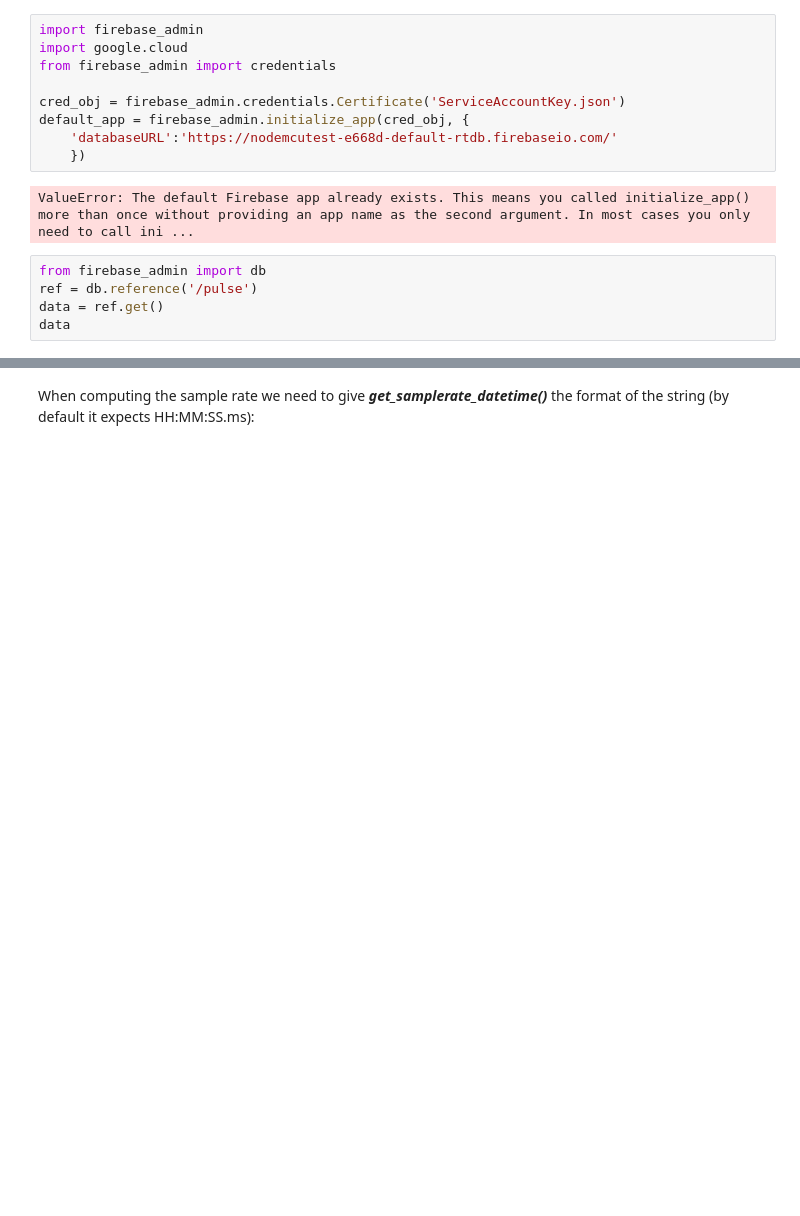
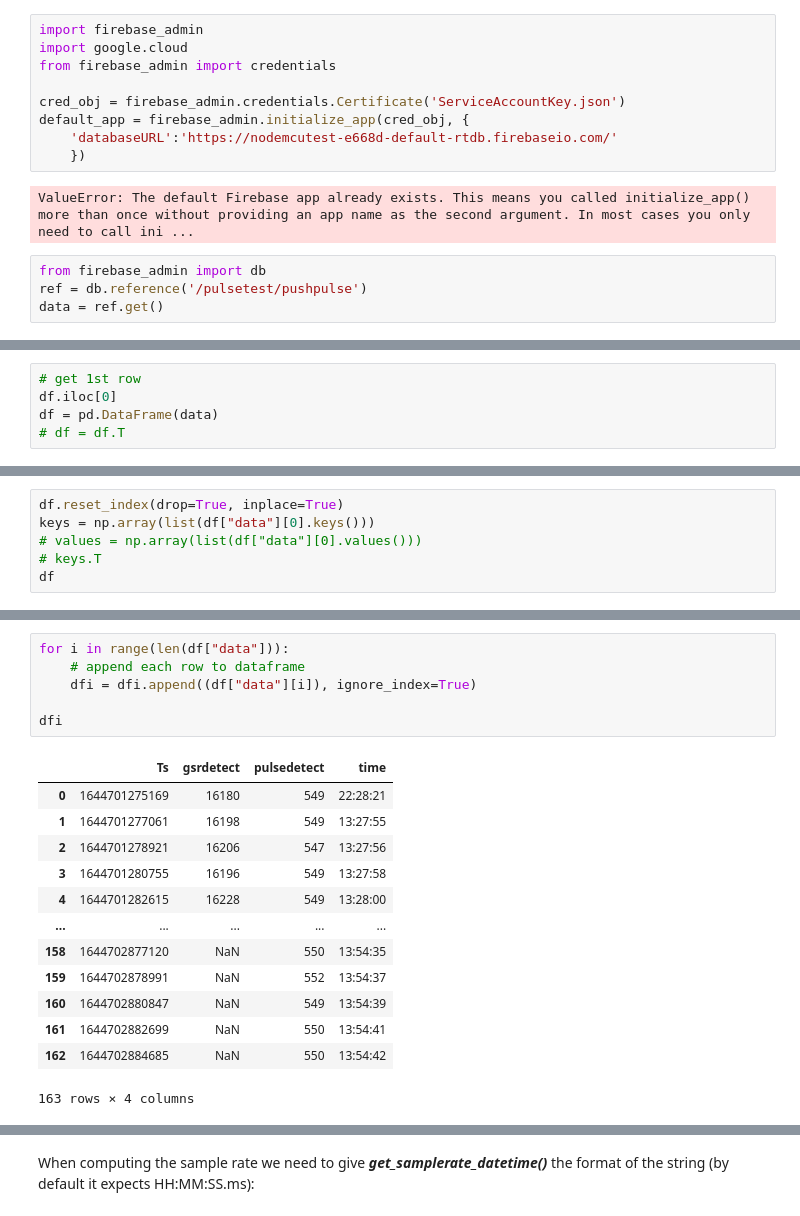
Before and after one commit to chuanisawesome/Hardware-Software_SAD_Project, a Jupyter notebook: test_sensors/AzureFirebasePy/Analysing_a_PPG_signal.ipynb, the cells around one changed output, grey strips where cells are left out. Saved outputs shown, nothing was run; the diff lists cells and outputs as text; blank space fills up the shorter version.

```diff
--- a/test_sensors/AzureFirebasePy/Analysing_a_PPG_signal.ipynb
+++ b/test_sensors/AzureFirebasePy/Analysing_a_PPG_signal.ipynb
@@ -131,6 +131,5 @@ default_app = firebase_admin.initialize_app(cred_obj, {
 ValueError: The default Firebase app already exists. This means you called initialize_app() more than once without providing an app name as the second argument. In most cases you only need to call ini ...
 # %%
 from firebase_admin import db
-ref = db.reference('/pulse')
+ref = db.reference('/pulsetest/pushpulse')
 data = ref.get()
-data
@@ -164,0 +156,5 @@ datah = np.array(datah)
+# %%
+# get 1st row
+df.iloc[0]
+df = pd.DataFrame(data)
+# df = df.T
@@ -164,0 +178,6 @@ datah = np.array(datah)
+# %%
+df.reset_index(drop=True, inplace=True)
+keys = np.array(list(df["data"][0].keys()))
+# values = np.array(list(df["data"][0].values()))
+# keys.T
+df
@@ -164,0 +208,20 @@ datah = np.array(datah)
+# %%
+for i in range(len(df["data"])):
+    # append each row to dataframe
+    dfi = dfi.append((df["data"][i]), ignore_index=True)
+
+dfi
+# %% [output]
+|  | Ts | gsrdetect | pulsedetect | time |
+| 0 | 1644701275169 | 16180 | 549 | 22:28:21 |
+| 1 | 1644701277061 | 16198 | 549 | 13:27:55 |
+| 2 | 1644701278921 | 16206 | 547 | 13:27:56 |
+| 3 | 1644701280755 | 16196 | 549 | 13:27:58 |
+| 4 | 1644701282615 | 16228 | 549 | 13:28:00 |
+| ... | ... | ... | ... | ... |
+| 158 | 1644702877120 | NaN | 550 | 13:54:35 |
+| 159 | 1644702878991 | NaN | 552 | 13:54:37 |
+| 160 | 1644702880847 | NaN | 549 | 13:54:39 |
+| 161 | 1644702882699 | NaN | 550 | 13:54:41 |
+| 162 | 1644702884685 | NaN | 550 | 13:54:42 |
+163 rows × 4 columns
```
Also changed, not shown: parts of 18 cells of this notebook.
